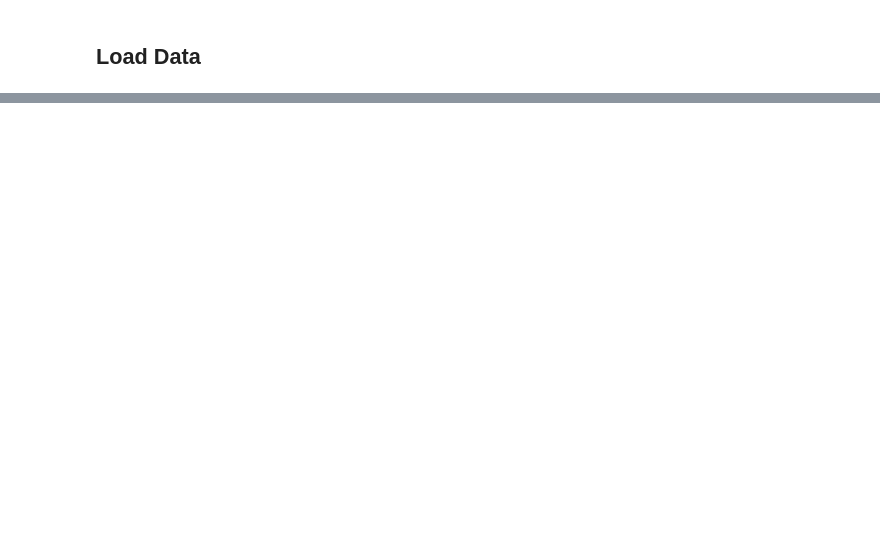
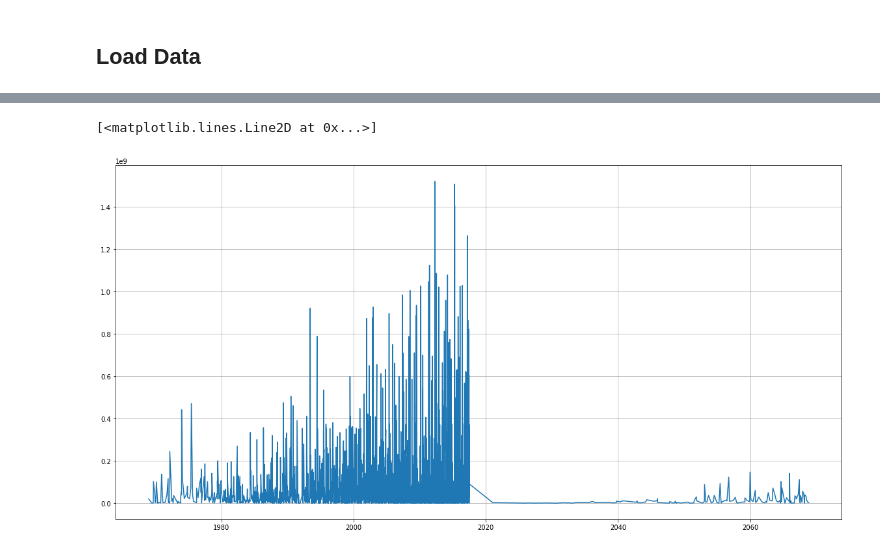
Before and after one commit to JONGSKY/data_science_kaggle, a Jupyter notebook: tmdb_box_office_prediction/code/Untitled.ipynb, the cells around one changed output, grey strips where cells are left out. Saved outputs shown, nothing was run; the diff lists cells and outputs as text; code cells hidden in the pictures; blank space fills up the shorter version.

```diff
--- a/tmdb_box_office_prediction/code/Untitled.ipynb
+++ b/tmdb_box_office_prediction/code/Untitled.ipynb
@@ -17,5 +13,5 @@ now_path
 # %%
 sample_sub_df = pd.read_csv("../data/sample_submission.csv")
-train_df = pd.read_csv("../data/train.csv")
-test_df = pd.read_csv("../data/test.csv")
+train_df = pd.read_csv("../data/train.csv", parse_dates=['release_date'])
+test_df = pd.read_csv("../data/test.csv", parse_dates=['release_date'])
 # %%
@@ -41,0 +39,4 @@ train_df
+# %%
+train_df['year'] = [train_df.iloc[i]['release_date'].year for i in range(len(train_df))]
+train_df['month'] = [train_df.iloc[i]['release_date'].month for i in range(len(train_df))]
+train_df['day'] = [train_df.iloc[i]['release_date'].day for i in range(len(train_df))]
@@ -41,0 +98,8 @@ train_df
+# %%
+df = train_df.groupby(['release_date'])['revenue'].sum()
+plt.figure(figsize=(20,10))
+plt.grid()
+plt.plot(df)
+# %% [output]
+[<matplotlib.lines.Line2D at 0x...>]
+[figure, added]
```
Also changed, not shown: parts of 26 cells of this notebook.
